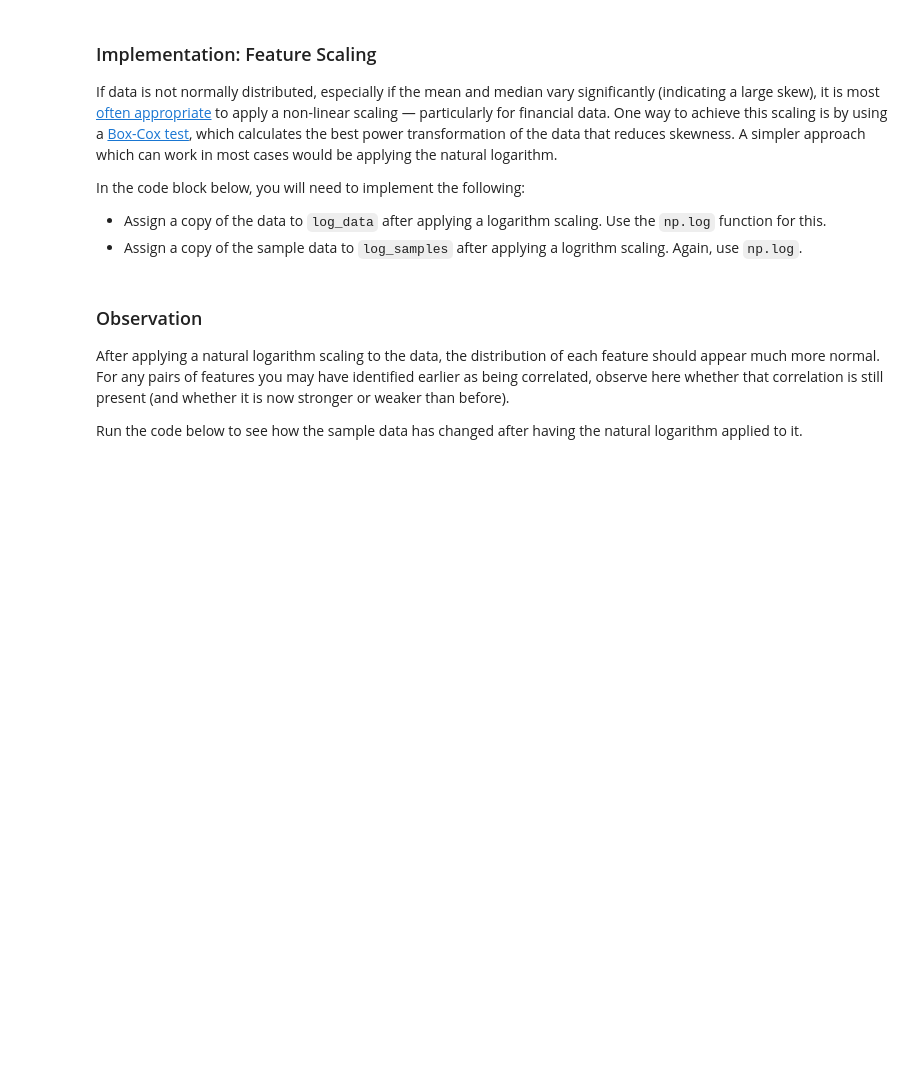
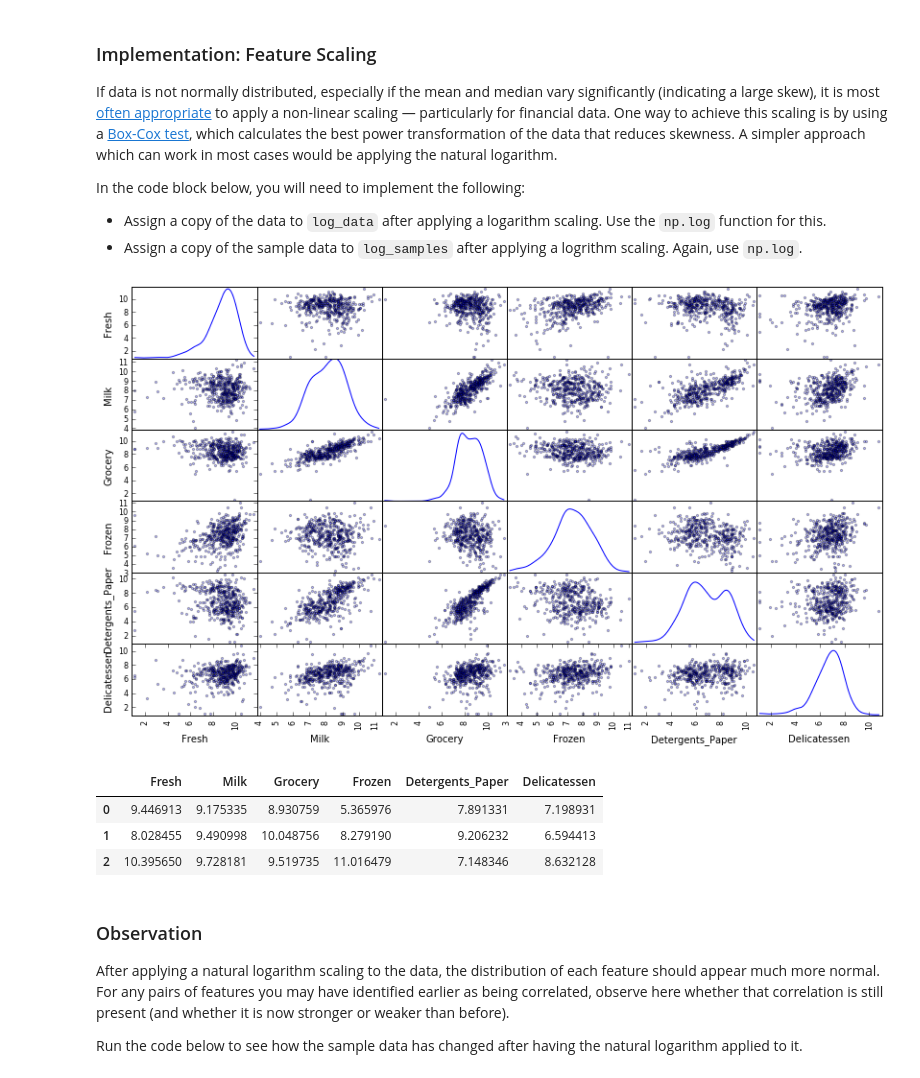
Before and after one commit to omoju/creatingCustomerSegments, a Jupyter notebook: customerSegments.ipynb, the cells around one changed output. Saved outputs shown, nothing was run; the diff lists cells and outputs as text; code cells hidden in the pictures; blank space fills up the shorter version.

Commit message:
feat: scale data to natural log

```diff
--- a/customerSegments.ipynb
+++ b/customerSegments.ipynb
@@ -144,13 +148,22 @@ In the code block below, you will need to implement the following:
  - Assign a copy of the sample data to `log_samples` after applying a logrithm scaling. Again, use `np.log`.
 # %%
 # TODO: Scale the data using the natural logarithm
-log_data = None
+log_data = np.log(data, dtype='float64')
 
 # TODO: Scale the sample data using the natural logarithm
-log_samples = None
+log_samples = np.log(samples, dtype='float64')
 
 # Produce a scatter matrix for each pair of newly-transformed features
 pd.scatter_matrix(log_data, alpha = 0.3, figsize = (14,8), diagonal = 'kde');
+# %% [output]
+[figure, added]
+# %%
+log_samples
+# %% [output]
+|  | Fresh | Milk | Grocery | Frozen | Detergents_Paper | Delicatessen |
+| 0 | 9.446913 | 9.175335 | 8.930759 | 5.365976 | 7.891331 | 7.198931 |
+| 1 | 8.028455 | 9.490998 | 10.048756 | 8.279190 | 9.206232 | 6.594413 |
+| 2 | 10.395650 | 9.728181 | 9.519735 | 11.016479 | 7.148346 | 8.632128 |
 # %% [markdown]
 ### Observation
 After applying a natural logarithm scaling to the data, the distribution of each feature should appear much more normal. For any pairs of features you may have identified earlier as being correlated, observe here whether that correlation is still present (and whether it is now stronger or weaker than before).
```
Also changed, not shown: parts of 7 cells of this notebook.
